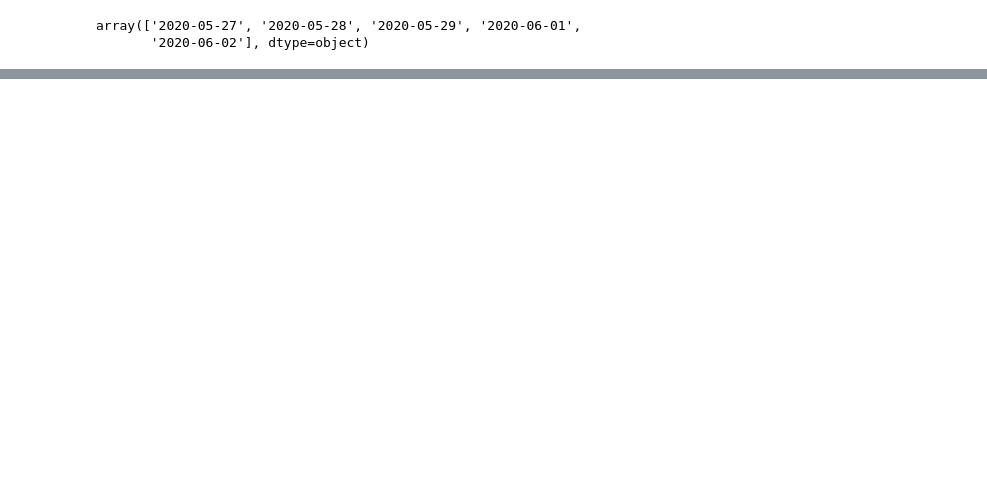
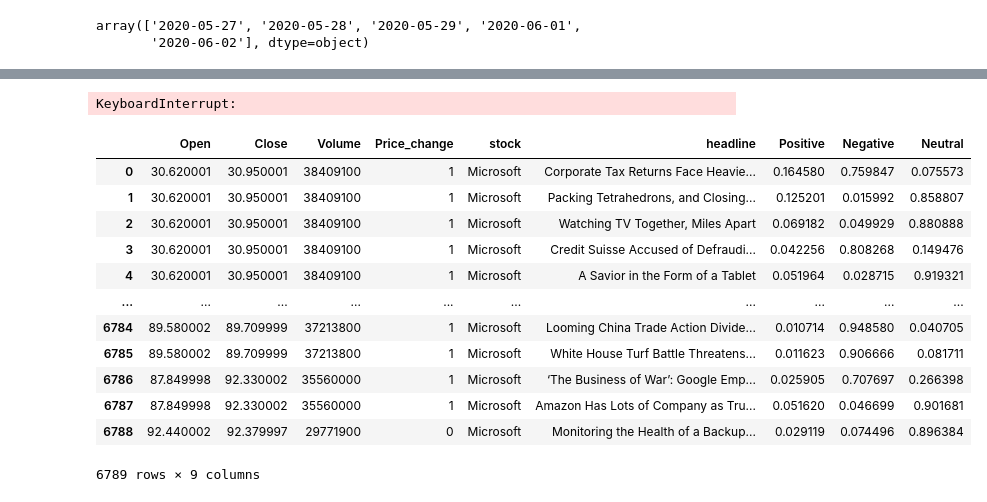
Before and after one commit to Poulinakis-Konstantinos/Stock_prediction_with_News_Sentiment_Analysis, a Jupyter notebook: DF_creation.ipynb, the cells around one changed output, grey strips where cells are left out. Cells and saved outputs as stored; diff of their text form; code cells hidden in the pictures; blank space fills up the shorter version.

```diff
--- a/DF_creation.ipynb
+++ b/DF_creation.ipynb
@@ -159,0 +221,4 @@ array(['2020-05-27', '2020-05-28', '2020-05-29', '2020-06-01',
+# %%
+msft_merged_df = msft_merged_df.rename(columns={'Title': 'headline'})
+msft_merged_df = msft_merged_df.drop(columns=['Abstract', 'Link'])
+msft_merged_df
@@ -159,0 +239,21 @@ array(['2020-05-27', '2020-05-28', '2020-05-29', '2020-06-01',
+# %%
+train_msft_df = sentim_analyzer(msft_merged_df, tokenizer, model)
+# %% [output]
+KeyboardInterrupt:
+# %%
+train_msft_df = train_msft_df.rename(columns={'Date': 'date', 'Stock': 'stock'})
+train_msft_df
+# %% [output]
+|  | Open | Close | Volume | Price_change | stock | headline | Positive | Negative | Neutral |
+| 0 | 30.620001 | 30.950001 | 38409100 | 1 | Microsoft | Corporate Tax Returns Face Heavie... | 0.164580 | 0.759847 | 0.075573 |
+| 1 | 30.620001 | 30.950001 | 38409100 | 1 | Microsoft | Packing Tetrahedrons, and Closing... | 0.125201 | 0.015992 | 0.858807 |
+| 2 | 30.620001 | 30.950001 | 38409100 | 1 | Microsoft | Watching TV Together, Miles Apart | 0.069182 | 0.049929 | 0.880888 |
+| 3 | 30.620001 | 30.950001 | 38409100 | 1 | Microsoft | Credit Suisse Accused of Defraudi... | 0.042256 | 0.808268 | 0.149476 |
+| 4 | 30.620001 | 30.950001 | 38409100 | 1 | Microsoft | A Savior in the Form of a Tablet | 0.051964 | 0.028715 | 0.919321 |
+| ... | ... | ... | ... | ... | ... | ... | ... | ... | ... |
+| 6784 | 89.580002 | 89.709999 | 37213800 | 1 | Microsoft | Looming China Trade Action Divide... | 0.010714 | 0.948580 | 0.040705 |
+| 6785 | 89.580002 | 89.709999 | 37213800 | 1 | Microsoft | White House Turf Battle Threatens... | 0.011623 | 0.906666 | 0.081711 |
+| 6786 | 87.849998 | 92.330002 | 35560000 | 1 | Microsoft | ‘The Business of War’: Google Emp... | 0.025905 | 0.707697 | 0.266398 |
+| 6787 | 87.849998 | 92.330002 | 35560000 | 1 | Microsoft | Amazon Has Lots of Company as Tru... | 0.051620 | 0.046699 | 0.901681 |
+| 6788 | 92.440002 | 92.379997 | 29771900 | 0 | Microsoft | Monitoring the Health of a Backup... | 0.029119 | 0.074496 | 0.896384 |
+6789 rows × 9 columns
```
Also changed, not shown: parts of 10 cells of this notebook.
